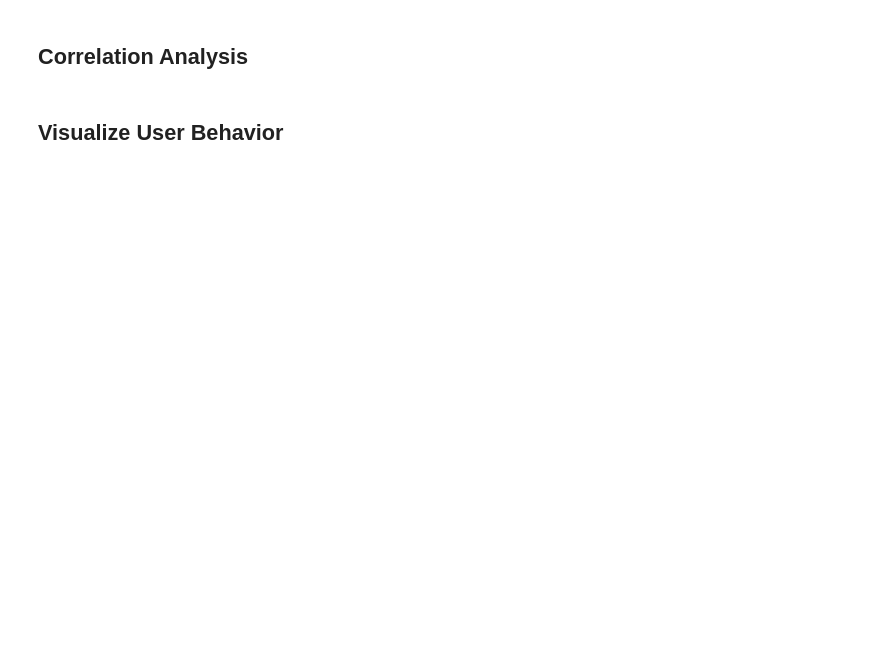
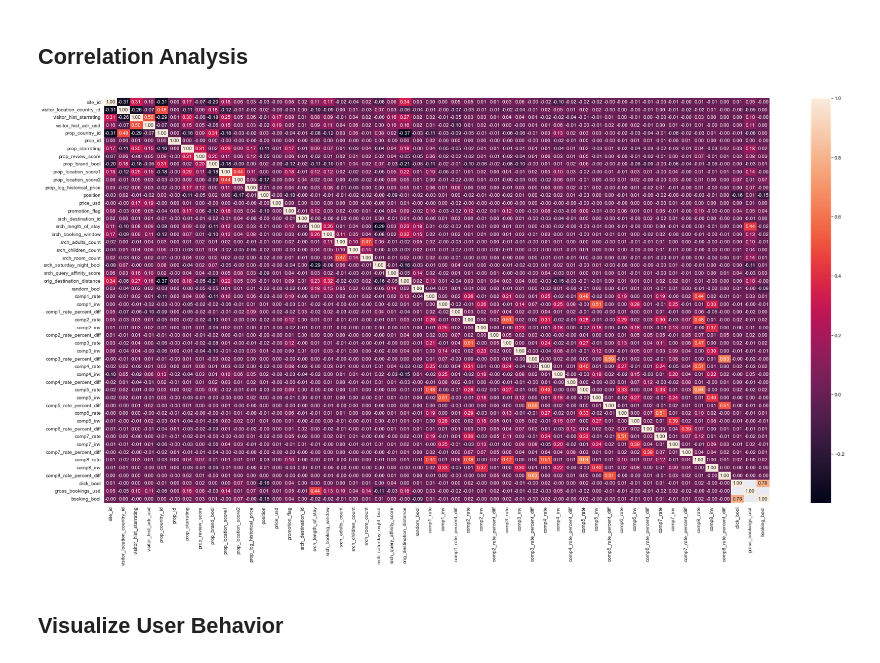
Before and after one commit to nbounatsos/dm_projects, a Jupyter notebook: Assignment 2/ass_nick.ipynb, the cells around one changed output. Cells and saved outputs as stored; diff of their text form; code cells hidden in the pictures; blank space fills up the shorter version.

```diff
--- a/Assignment 2/ass_nick.ipynb
+++ b/Assignment 2/ass_nick.ipynb
@@ -38,10 +88,12 @@ Blah blah
 # %% [markdown]
 ## Correlation Analysis
 # %%
-# corr_matrix = X.corr()
-# plt.figure(figsize=(30, 15))
-# sns.heatmap(corr_matrix, annot=True, fmt=".2f")
-# plt.show()
+corr_matrix = df.corr()
+plt.figure(figsize=(30, 15))
+sns.heatmap(corr_matrix, annot=True, fmt=".2f")
+plt.show()
+# %% [output]
+[figure, added]
 # %% [markdown]
 ## Visualize User Behavior
 # %%
```
Also changed, not shown: parts of 16 cells of this notebook.
